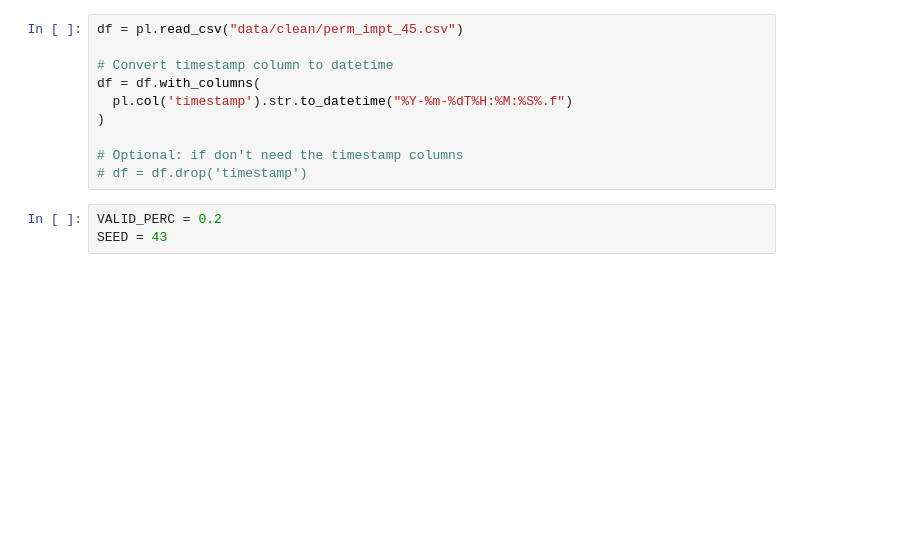
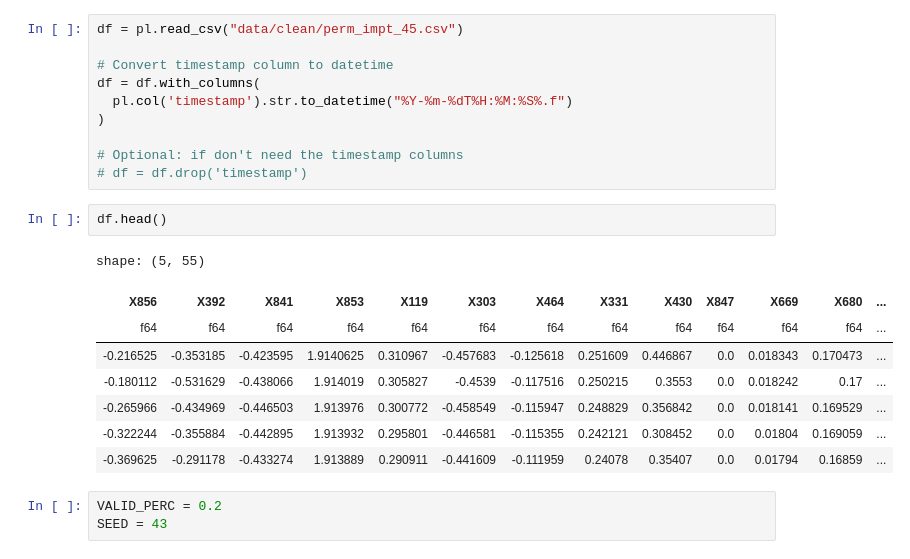
Before and after one commit to minimartzz/drw-crypto-market-prediction, a Jupyter notebook: model_testing.ipynb, the cells around one changed output. Drawn from its saved outputs; the diff is of its cells as text; blank space fills up the shorter version.

```diff
--- a/model_testing.ipynb
+++ b/model_testing.ipynb
@@ -253,6 +260,17 @@ df = df.with_columns(
 
 # Optional: if don't need the timestamp columns
 # df = df.drop('timestamp')
+# %%
+df.head()
+# %% [output]
+shape: (5, 55)
+| X856 | X392 | X841 | X853 | X119 | X303 | X464 | X331 | X430 | X847 | X669 | X680 | ... |
+| f64 | f64 | f64 | f64 | f64 | f64 | f64 | f64 | f64 | f64 | f64 | f64 | ... |
+| -0.216525 | -0.353185 | -0.423595 | 1.9140625 | 0.310967 | -0.457683 | -0.125618 | 0.251609 | 0.446867 | 0.0 | 0.018343 | 0.170473 | ... |
+| -0.180112 | -0.531629 | -0.438066 | 1.914019 | 0.305827 | -0.4539 | -0.117516 | 0.250215 | 0.3553 | 0.0 | 0.018242 | 0.17 | ... |
+| -0.265966 | -0.434969 | -0.446503 | 1.913976 | 0.300772 | -0.458549 | -0.115947 | 0.248829 | 0.356842 | 0.0 | 0.018141 | 0.169529 | ... |
+| -0.322244 | -0.355884 | -0.442895 | 1.913932 | 0.295801 | -0.446581 | -0.115355 | 0.242121 | 0.308452 | 0.0 | 0.01804 | 0.169059 | ... |
+| -0.369625 | -0.291178 | -0.433274 | 1.913889 | 0.290911 | -0.441609 | -0.111959 | 0.24078 | 0.35407 | 0.0 | 0.01794 | 0.16859 | ... |
 # %%
 VALID_PERC = 0.2
 SEED = 43
```
Also changed, not shown: parts of 14 cells of this notebook, 2 other files.
